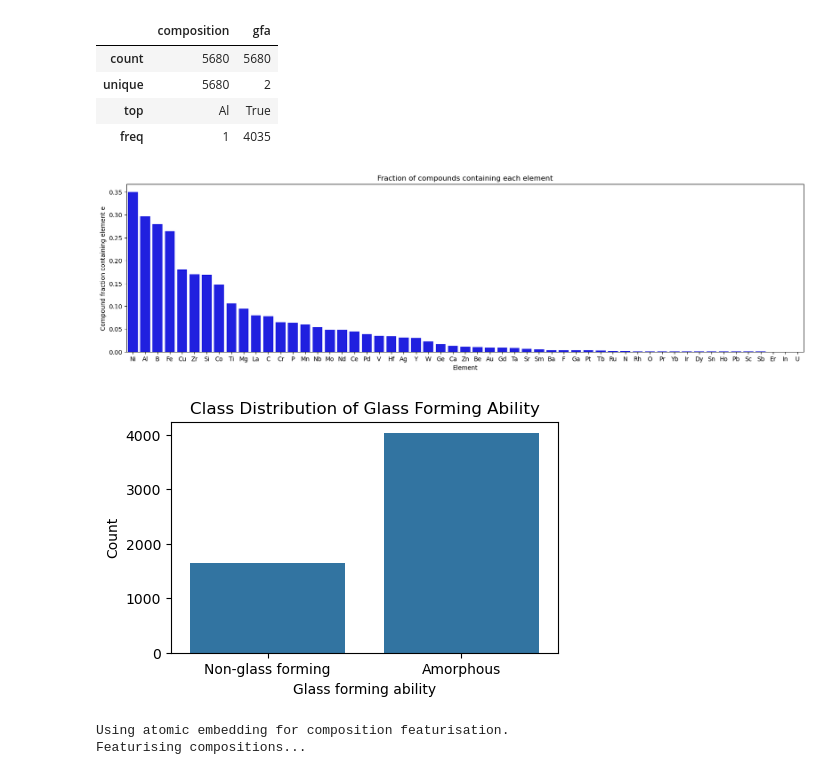
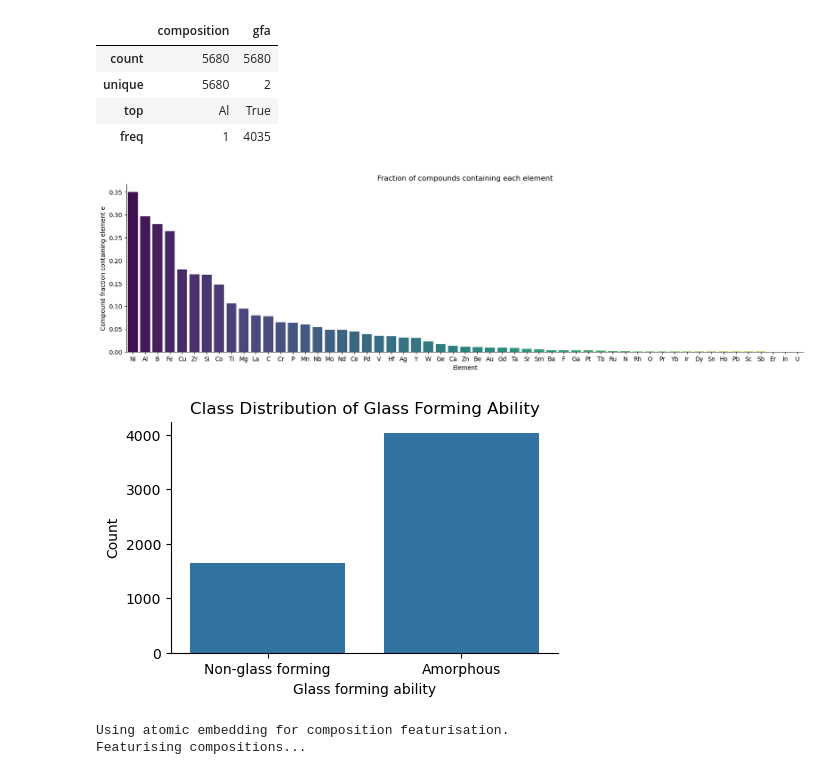
Before and after one commit to abhi0raj/Amorphous-classifier, a Jupyter notebook: main.ipynb, the cells around one changed output. Saved outputs shown, nothing was run; the diff lists cells and outputs as text; code cells hidden in the pictures.

```diff
--- a/main.ipynb
+++ b/main.ipynb
@@ -136,36 +136,38 @@ def plot_element_fractions(df): # Function to plot the fraction of compounds con
     # Calculate the frequency of each element as a fraction of total compositions
     for elem in elements:
         elements[elem] /= len(values)
 
     # Calculate the mean proportion of each element
     mean_proportions = {elem: np.mean(proportions[elem]) for elem in proportions}
     mean_proportions = dict(sorted(mean_proportions.items(), key=lambda x: x[1], reverse=True))
     elements = dict(sorted(elements.items(), key=lambda x: x[1], reverse=True))
     elements_df = pd.DataFrame(list(elements.items()), columns=['Element', 'Fraction'])
 
     # Create the plot
     plt.figure(figsize=(20,5))
-    sns.barplot(x='Element', y='Fraction', data=elements_df, color='b')
+    sns.barplot(x='Element', y='Fraction', data=elements_df, palette='viridis')
+    sns.despine()
     plt.ylabel('Compound fraction containing element e')
     plt.title('Fraction of compounds containing each element')
     plt.show()
 
 
 def plot_gfa(df):
     # Create a bar plot of the 'gfa' column to show the distribution of glass forming ability
     plt.figure(figsize=(5, 3))
     sns.countplot(x='gfa', data=df)
     plt.xlabel('Glass forming ability')
     plt.xticks([0, 1], ['Non-glass forming', 'Amorphous'])
     plt.ylabel('Count')
     plt.title('Class Distribution of Glass Forming Ability')
+    sns.despine()
     plt.show()
 
 plot_element_fractions(raw_data)
 plot_gfa(raw_data)
 # %% [output]
-[figure, old version]
+[figure, new version]
-[figure, old version]
+[figure, new version]
 # %%
 from matminer.featurizers.composition.composite import ElementProperty
 from pymatgen.core import Composition
```
Also changed, not shown: parts of 10 cells of this notebook, 1 other file.
